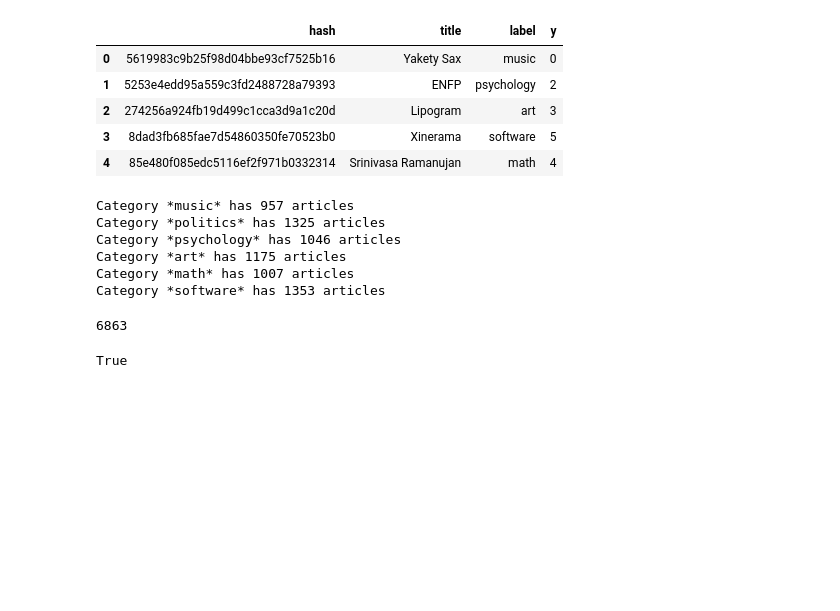
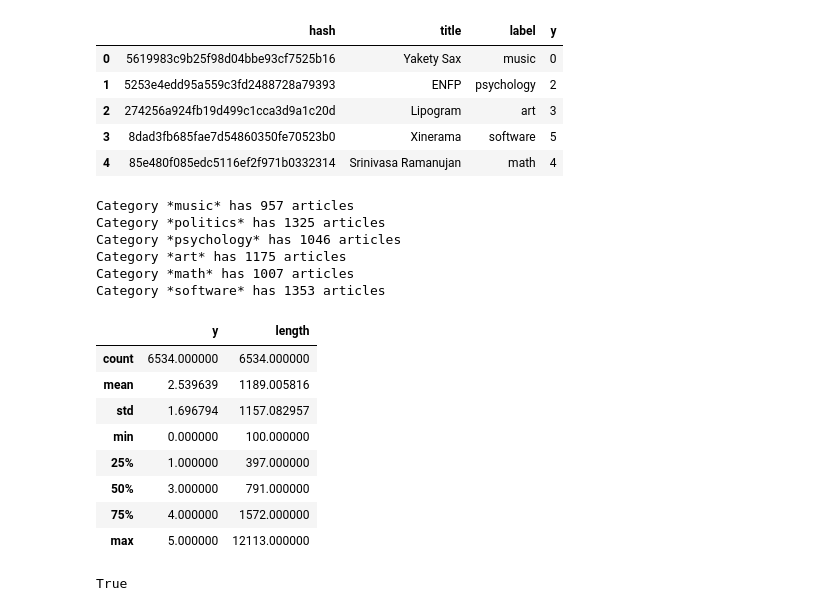
Before and after one commit to cescnghia/Autoencoder, a Jupyter notebook: Autoencoder.ipynb, the cells around one changed output. Saved outputs shown, nothing was run; the diff lists cells and outputs as text; code cells hidden in the pictures; blank space fills up the shorter version.

```diff
--- a/Autoencoder.ipynb
+++ b/Autoencoder.ipynb
@@ -146,18 +153,17 @@ OK! We can see some interesting categories. Let try to find the articles of `mus
 # %%
 CATEGORIES = ['music', 'politics',  'psychology', 'art', 'math', 'software']
 # %%
-def common_elem(set1, set2):
+def common_elem(list1, list2):
     """
         - Input : set1 and set2 st both has only one common element
         - Output: common element
     """
-    return set(set1) - (set(set1) - set(set2))
+    return list(set(list1) - (set(list1) - set(list2)))[0]
 # %%
-def find_unique_tag(row):
-    tags = set(row['tags'])
+def find_unique_tag(tags):
     if tags is not None:
         if len(set(CATEGORIES).intersection(tags)) == 1:
-            return list(common_elem(set(CATEGORIES), tags))[0]
+            return common_elem(CATEGORIES, tags)
         else:
             return 'NOT_UNIQUE'
     else :
@@ -201,10 +209,18 @@ Category *psychology* has 1046 articles
 Category *art* has 1175 articles
 Category *math* has 1007 articles
 Category *software* has 1353 articles
-# %%
-len(data)
-# %% [output]
-6863
+# %%
+data.describe()
+# %% [output]
+|  | y | length |
+| count | 6534.000000 | 6534.000000 |
+| mean | 2.539639 | 1189.005816 |
+| std | 1.696794 | 1157.082957 |
+| min | 0.000000 | 100.000000 |
+| 25% | 1.000000 | 397.000000 |
+| 50% | 3.000000 | 791.000000 |
+| 75% | 4.000000 | 1572.000000 |
+| max | 5.000000 | 12113.000000 |
 # %%
 len(data['hash'].unique()) == len(data)
 # %% [output]
```
Also changed, not shown: parts of 48 cells of this notebook.
